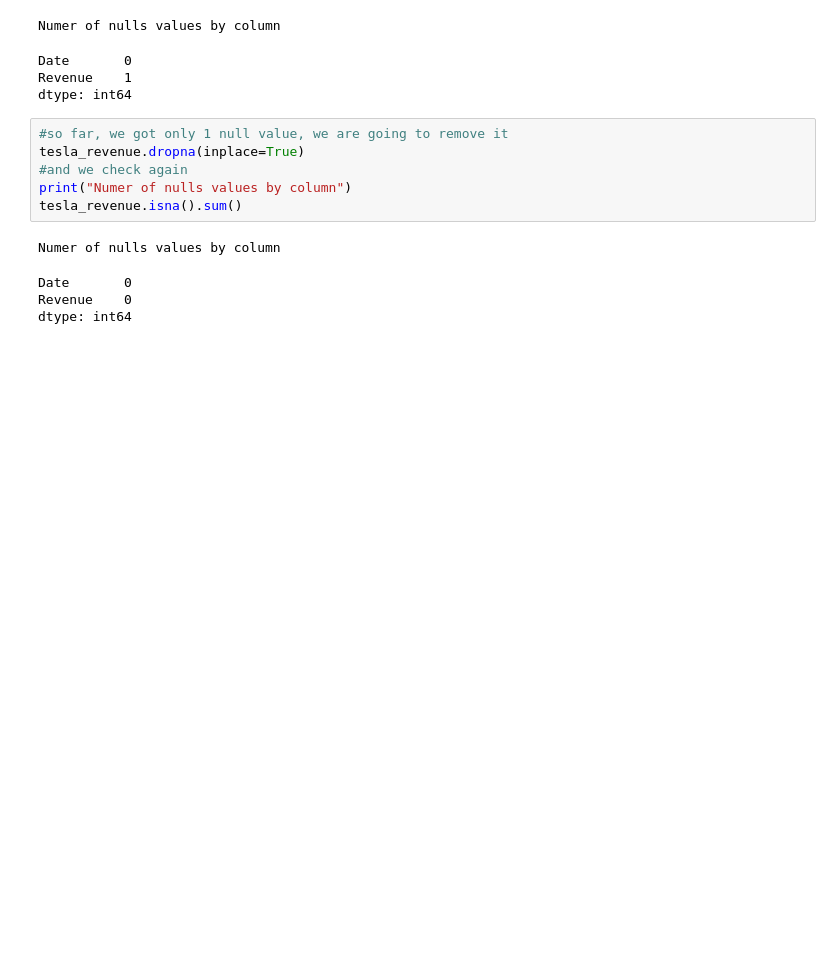
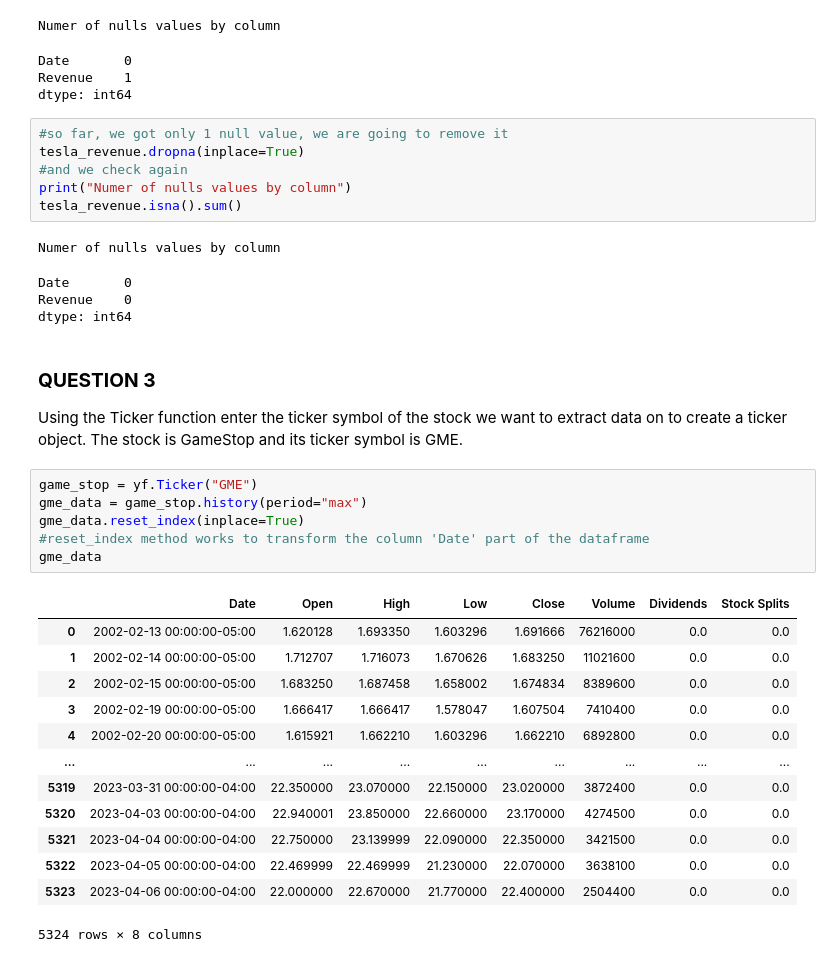
Before and after one commit to AsaelSolorio/Analyzing_Stock_Revenue_Data_WebScrapping, a Jupyter notebook: file_Extracting_Stock_Data.ipynb, the cells around one changed output. Cells and saved outputs as stored; diff of their text form; blank space fills up the shorter version.

```diff
--- a/file_Extracting_Stock_Data.ipynb
+++ b/file_Extracting_Stock_Data.ipynb
@@ -118,3 +127,27 @@ Numer of nulls values by column
 Date       0
 Revenue    0
 dtype: int64
+# %% [markdown]
+### **QUESTION 3**
+
+Using the Ticker function enter the ticker symbol of the stock we want to extract data on to create a ticker object. The stock is GameStop and its ticker symbol is GME.
+# %%
+game_stop = yf.Ticker("GME")
+gme_data = game_stop.history(period="max")
+gme_data.reset_index(inplace=True)
+#reset_index method works to transform the column 'Date' part of the dataframe
+gme_data
+# %% [output]
+|  | Date | Open | High | Low | Close | Volume | Dividends | Stock Splits |
+| 0 | 2002-02-13 00:00:00-05:00 | 1.620128 | 1.693350 | 1.603296 | 1.691666 | 76216000 | 0.0 | 0.0 |
+| 1 | 2002-02-14 00:00:00-05:00 | 1.712707 | 1.716073 | 1.670626 | 1.683250 | 11021600 | 0.0 | 0.0 |
+| 2 | 2002-02-15 00:00:00-05:00 | 1.683250 | 1.687458 | 1.658002 | 1.674834 | 8389600 | 0.0 | 0.0 |
+| 3 | 2002-02-19 00:00:00-05:00 | 1.666417 | 1.666417 | 1.578047 | 1.607504 | 7410400 | 0.0 | 0.0 |
+| 4 | 2002-02-20 00:00:00-05:00 | 1.615921 | 1.662210 | 1.603296 | 1.662210 | 6892800 | 0.0 | 0.0 |
+| ... | ... | ... | ... | ... | ... | ... | ... | ... |
+| 5319 | 2023-03-31 00:00:00-04:00 | 22.350000 | 23.070000 | 22.150000 | 23.020000 | 3872400 | 0.0 | 0.0 |
+| 5320 | 2023-04-03 00:00:00-04:00 | 22.940001 | 23.850000 | 22.660000 | 23.170000 | 4274500 | 0.0 | 0.0 |
+| 5321 | 2023-04-04 00:00:00-04:00 | 22.750000 | 23.139999 | 22.090000 | 22.350000 | 3421500 | 0.0 | 0.0 |
+| 5322 | 2023-04-05 00:00:00-04:00 | 22.469999 | 22.469999 | 21.230000 | 22.070000 | 3638100 | 0.0 | 0.0 |
+| 5323 | 2023-04-06 00:00:00-04:00 | 22.000000 | 22.670000 | 21.770000 | 22.400000 | 2504400 | 0.0 | 0.0 |
+5324 rows × 8 columns
```
Also changed, not shown: parts of 12 cells of this notebook.
